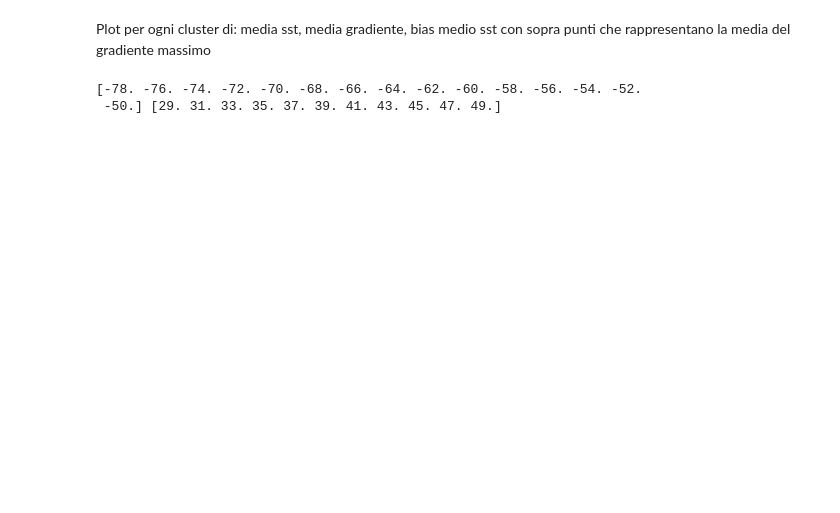
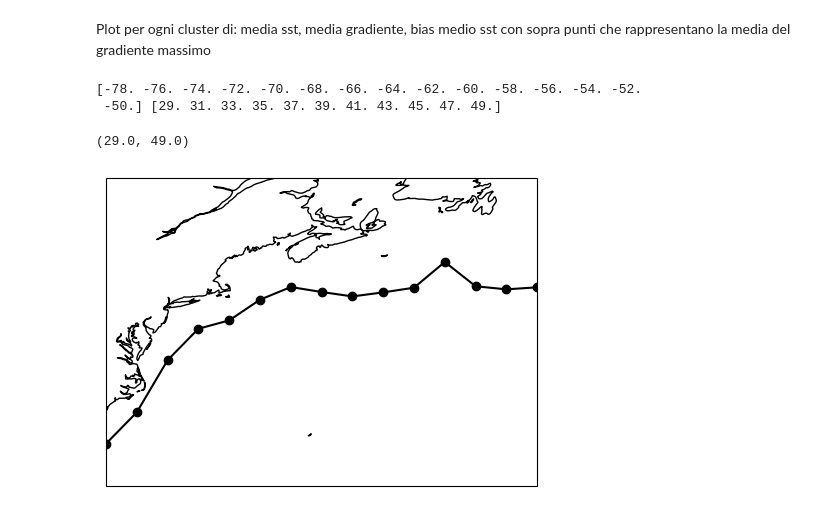
Before and after one commit to sbeltrami/tesi, a Jupyter notebook: gulf_stream_plot.ipynb, the cells around one changed output. Drawn from its saved outputs; the diff is of its cells as text; code cells hidden in the pictures; blank space fills up the shorter version.

```diff
--- a/gulf_stream_plot.ipynb
+++ b/gulf_stream_plot.ipynb
@@ -137,12 +138,18 @@ mean_gradient_xr = {}
 mean_gradient_seas_mean = {}
 array_max_mean_xr = {}
 array_max_mean_seas = {}
+#Per array_max_mean_xr voglio solo time e lon, non lat
+time_coords = models['ACCESS-CM2']['GS box']['tos'].coords['time']
+lon_coords = models['ACCESS-CM2']['GS box']['tos'].coords['lon']
 for n in range(n_clusters):
+    #xarray dimensioni tempo e longitudine, non latitudine
+    array_max_mean_xr[n] = xr.DataArray(np.empty((len(time_coords), len(lon_coords))), dims=['time', 'lon'], coords={'time': time_coords, 'lon': lon_coords})
+    array_max_mean_seas[n] = xr.DataArray(np.empty(len(lon_coords)), dims=['lon'], coords={'lon': lon_coords})
+    array_max_mean_xr[n].data = array_max_mean[n].data
+    #xarray gradiente medio
     mean_gradient_xr[n] = xr.DataArray(np.empty(models['ACCESS-CM2']['GS box']['tos'].shape),dims=models['ACCESS-CM2']['GS box']['tos'].dims,coords=models['ACCESS-CM2']['GS box']['tos'].coords)
     mean_gradient_seas_mean[n] = xr.DataArray(np.empty(models['ACCESS-CM2']['GS box']['tos'][0,:,:].shape),dims=models['ACCESS-CM2']['GS box']['tos'][0,:,:].dims,coords=models['ACCESS-CM2']['GS box']['tos'][0,:,:].coords)
-    array_max_mean_xr[n] = xr.DataArray(np.empty(models['ACCESS-CM2']['GS box']['tos'].shape),dims=models['ACCESS-CM2']['GS box']['tos'].dims,coords=models['ACCESS-CM2']['GS box']['tos'].coords)
-    array_max_mean_seas[n] = xr.DataArray(np.empty(models['ACCESS-CM2']['GS box']['tos'][0,:,:].shape),dims=models['ACCESS-CM2']['GS box']['tos'][0,:,:].dims,coords=models['ACCESS-CM2']['GS box']['tos'][0,:,:].coords)
     mean_gradient_xr[n].data = mean_gradient[n].data
-    array_max_mean_xr[n].data = array_max_mean[n].data
+    #Calcolo la media climatologica
     mean_gradient_seas_mean[n] = compute_mean_resample_mar(mean_gradient_xr[n],"1982","2014",3)
     array_max_mean_seas[n] = compute_mean_resample_mar(array_max_mean_xr[n],"1982","2014",3)
@@ -204,6 +224,17 @@ for n in range(n_clusters): #ciclo sui 5 cluster
         model = models[list_clusters[n][i]]['North Atlantic bias DJF'].sel(lon=slice(282,310), lat=slice(29,50))
         sum_bias = sum_bias + model
     mean_bias[n,:,:] = sum_bias / len(list_clusters[n])
+# %%
+fig,ax = plt.subplots(figsize=(10,4),subplot_kw={'projection': ccrs.PlateCarree()})
+
+punti = ax.scatter(array_max_mean_seas[0].lon - 360, array_max_mean_seas[0].data, color='black', marker='o',transform=ccrs.PlateCarree())
+ax.plot(array_max_mean_seas[0].lon - 360, array_max_mean_seas[0].data, color='black', linestyle='-', transform=ccrs.PlateCarree())
+ax.coastlines()
+ax.set_xlim([lon.min(), lon.max()])
+ax.set_ylim([lat.min(), lat.max()])
+# %% [output]
+(29.0, 49.0)
+[figure, added]
 # %%
 index = 0 #inizializzo l'indice che individua ogni cluster
 fig,ax = plt.subplots(nrows=5,ncols=3,figsize=(24,20),subplot_kw={"projection": ccrs.PlateCarree()})
```
Also changed, not shown: parts of 10 cells of this notebook.
